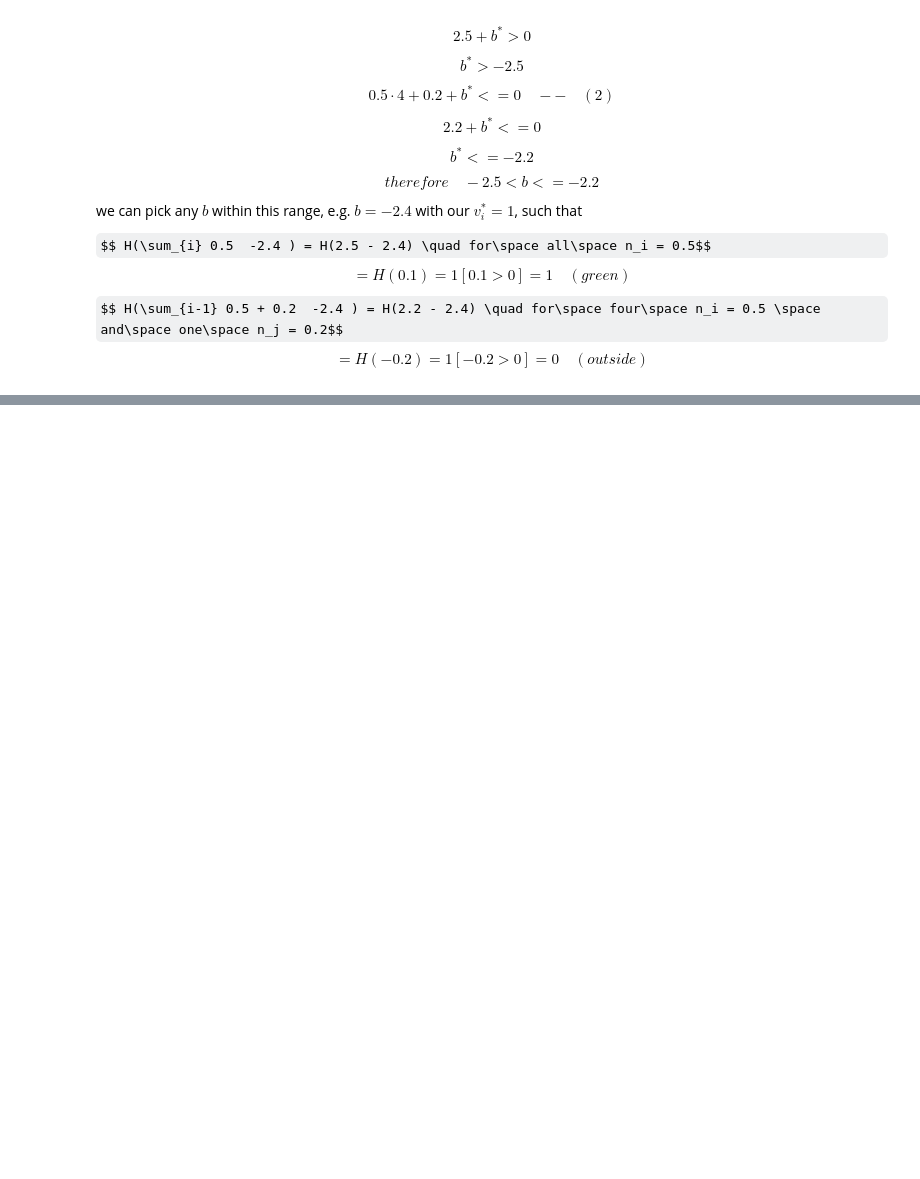
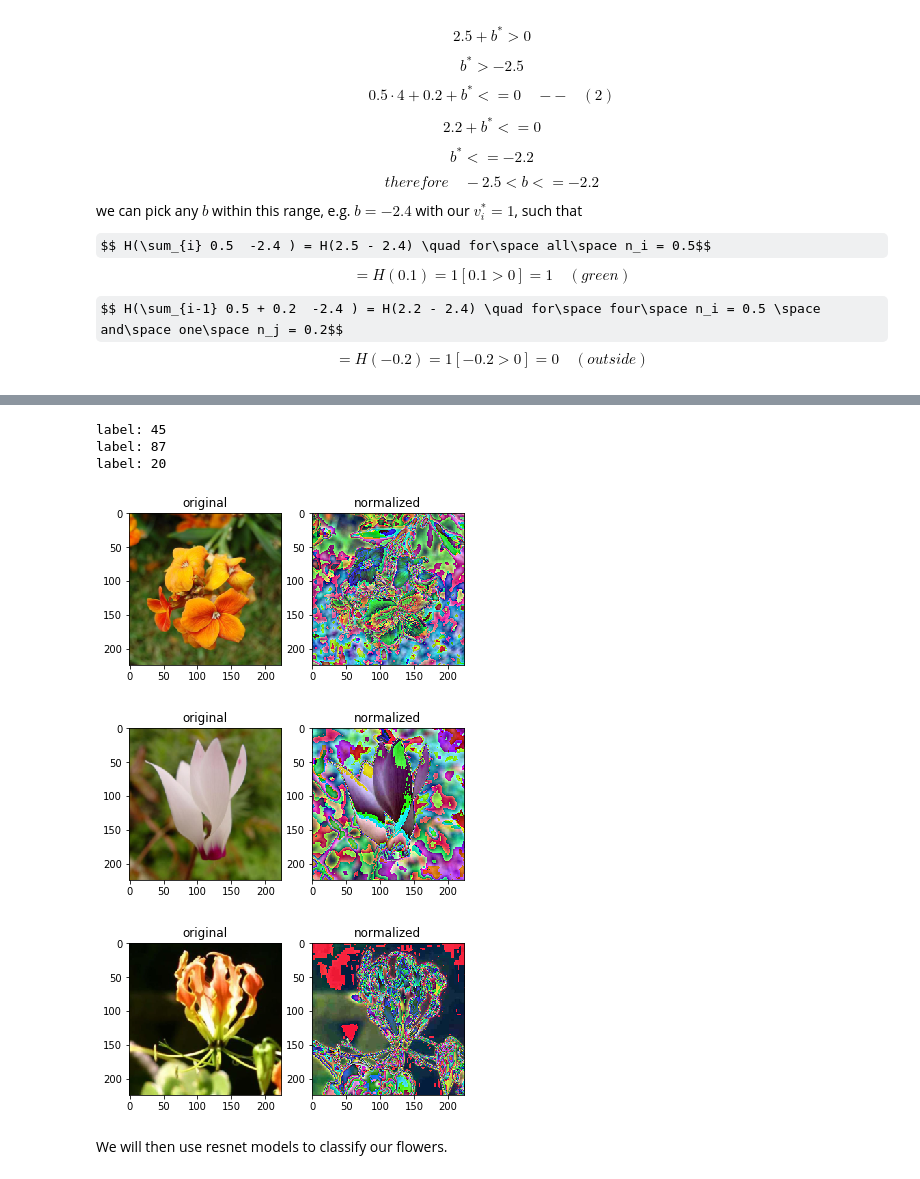
Before and after one commit to ghosalya/arti-intel, a Jupyter notebook: week4/Homework 4.ipynb, the cells around one changed output, grey strips where cells are left out. Saved outputs shown, nothing was run; the diff lists cells and outputs as text; code cells hidden in the pictures; some formulas as TeX source; blank space fills up the shorter version.

```diff
--- a/week4/Homework 4.ipynb
+++ b/week4/Homework 4.ipynb
@@ -146,0 +153,38 @@ $$ = H(-0.2) = 1[-0.2 > 0] = 0 \quad (outside)$$
+# %%
+from hw4_code import *
+import matplotlib.pyplot as plt
+from torchvision import transforms
+
+# testing dataset
+flower_dataset = FlowerDataset('..\\datasets\\flowersstuff\\102flowers\\flowers_data', mode='train')
+flower_dataset_val = FlowerDataset('..\\datasets\\flowersstuff\\102flowers\\flowers_data', mode='val')
+
+for i in range(3):
+    flower1 = flower_dataset[i]
+    print('label:',flower1['label'])
+    image = transforms.ToPILImage()(flower1['image'])
+
+    invTrans = transforms.Compose([ transforms.Normalize(mean = [ 0., 0., 0. ],
+                                                         std = [ 1/0.229, 1/0.224, 1/0.225 ]),
+                                    transforms.Normalize(mean = [ -0.485, -0.456, -0.406 ],
+                                                         std = [ 1., 1., 1. ]),
+                                    transforms.ToPILImage(),
+                                   ])
+    clear_image = invTrans(flower1['image'])
+
+    plt.figure()
+    plt.subplot(121)
+    plt.imshow(clear_image)
+    plt.title('original')
+    plt.subplot(122)
+    plt.imshow(image)
+    plt.title('normalized')
+# %% [output]
+label: 45
+label: 87
+label: 20
+[figure, added]
+[figure, added]
+[figure, added]
+# %% [markdown]
+We will then use resnet models to classify our flowers.
```
Also changed, not shown: parts of 18 cells of this notebook, 6 other files.
